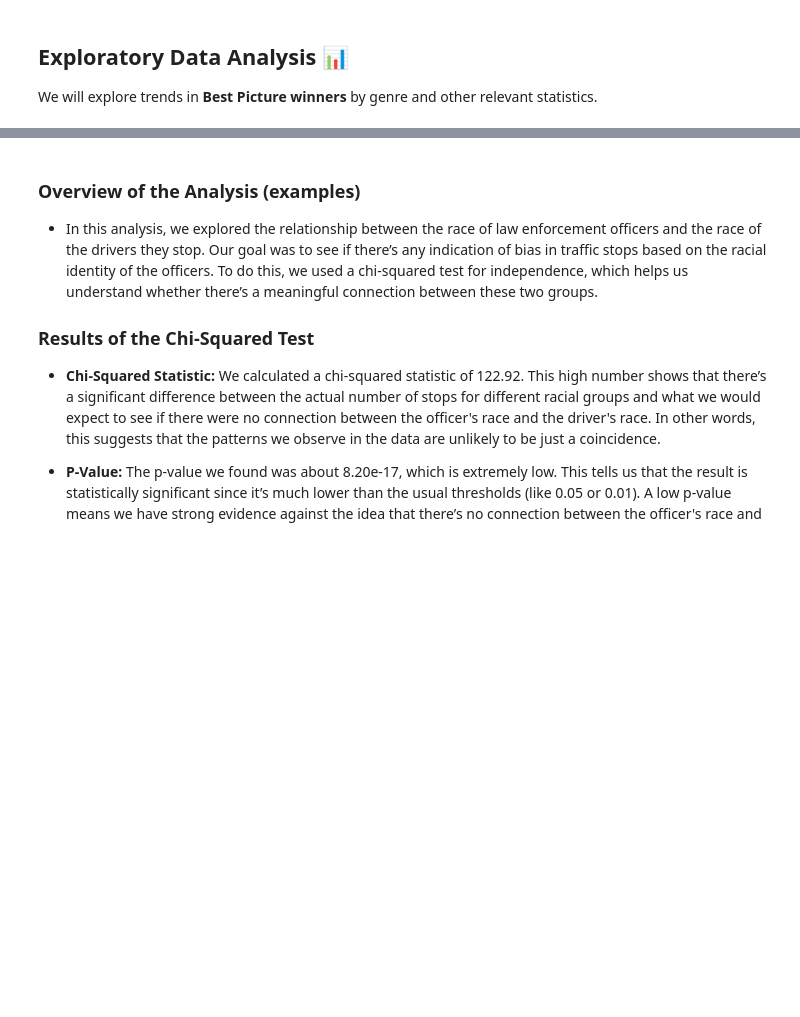
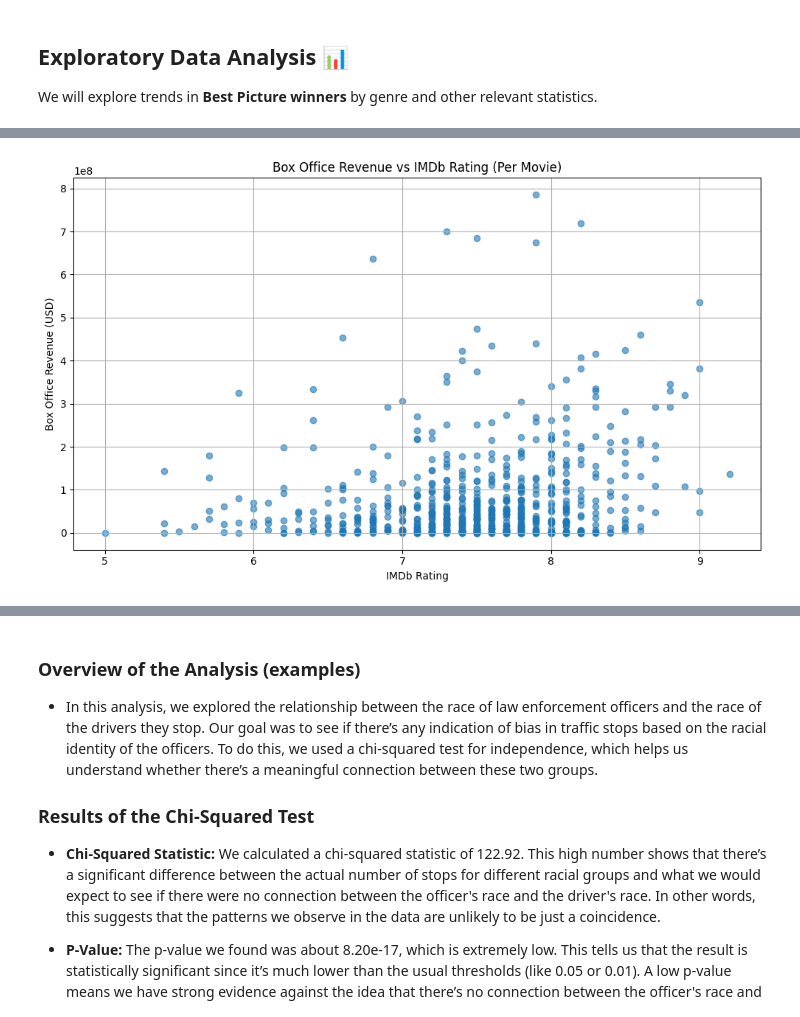
Before and after one commit to judd-jacobs/code-you-capstone, a Jupyter notebook: academy_awards_analysis_new.ipynb, the cells around one changed output, grey strips where cells are left out. Drawn from its saved outputs; the diff is of its cells as text; code cells hidden in the pictures; blank space fills up the shorter version.

```diff
--- a/academy_awards_analysis_new.ipynb
+++ b/academy_awards_analysis_new.ipynb
@@ -539,0 +534,14 @@ We will analyze **box office revenue** and number of nominations.
+# %%
+# Box Office Revenue vs IMDb Rating (Per Movie)
+box_office_vs_imdb_rating = movies.dropna(subset=["imdbRating", "BoxOffice"])
+
+plt.figure(figsize=(10, 6))
+plt.scatter(scatter_data["imdbRating"], scatter_data["BoxOffice"], alpha=0.6)
+plt.title("Box Office Revenue vs IMDb Rating (Per Movie)")
+plt.xlabel("IMDb Rating")
+plt.ylabel("Box Office Revenue (USD)")
+plt.grid(True)
+plt.tight_layout()
+plt.show()
+# %% [output]
+[figure, added]
```
Also changed, not shown: parts of 15 cells of this notebook, 2 other files.
